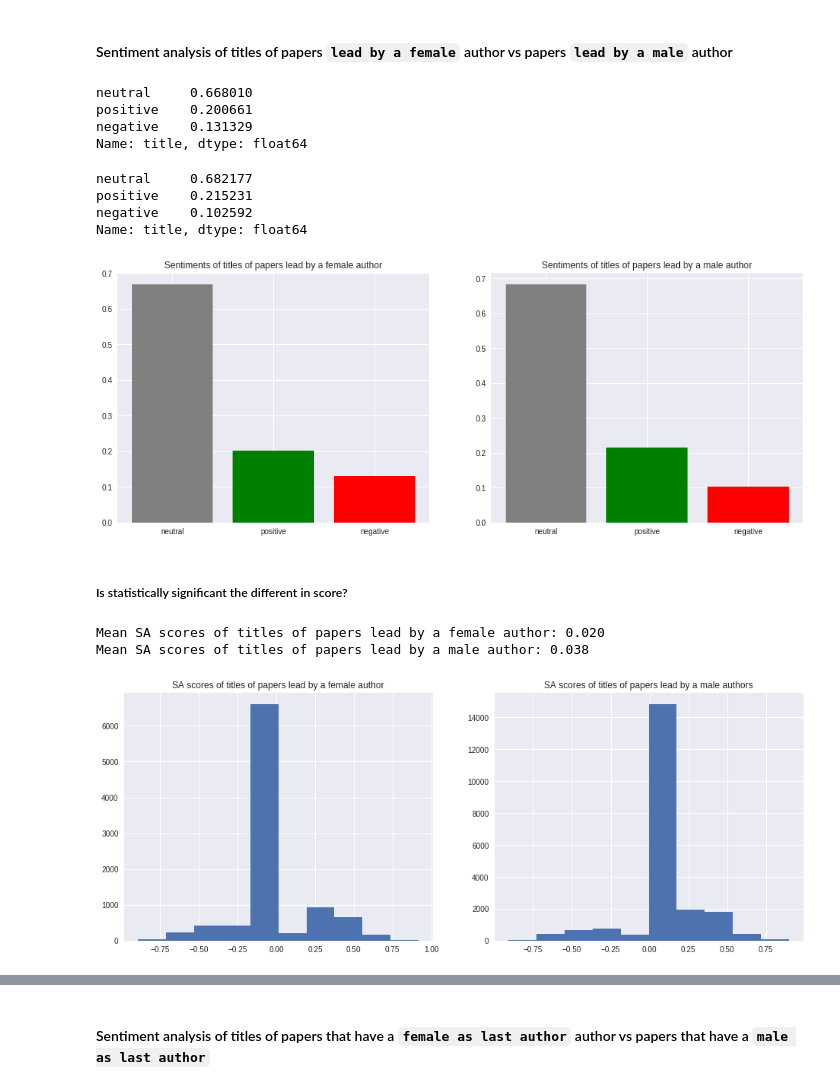
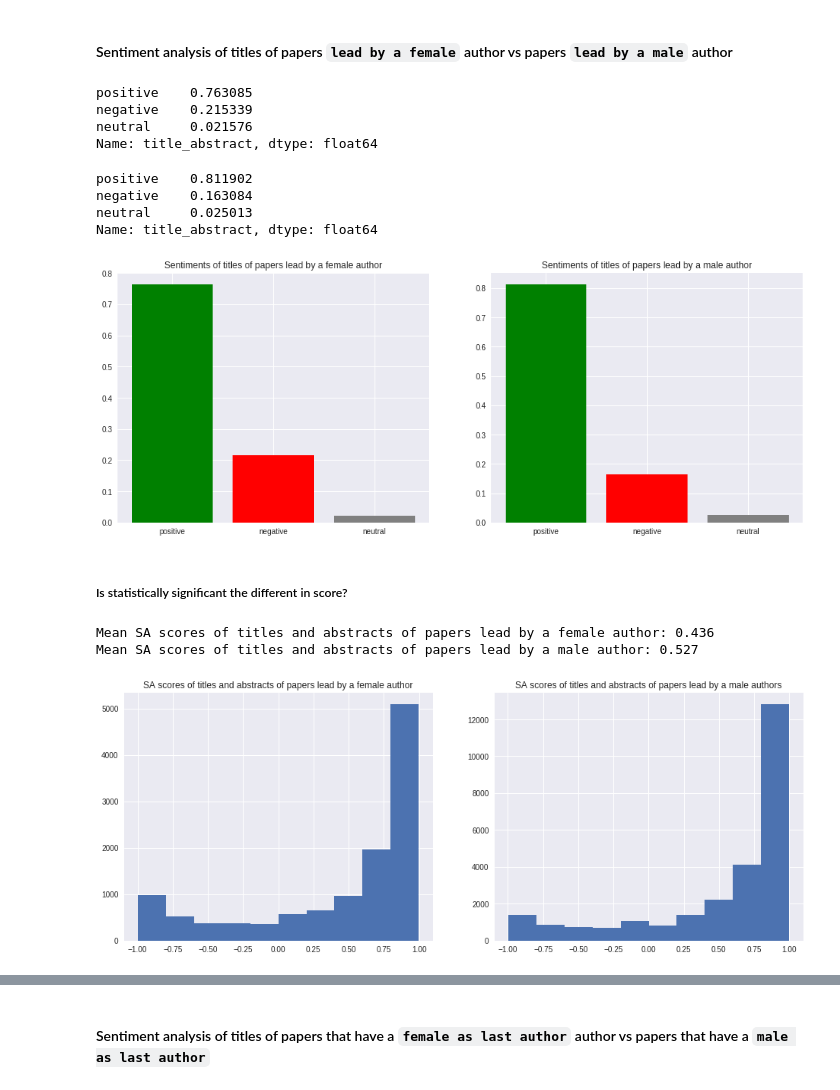
Before and after one commit to social-link-analytics-group-bsc/gender_bioinfo, a Jupyter notebook: analysis/gender_bias_analysis.ipynb, the cells around one changed output, grey strips where cells are left out. Cells and saved outputs as stored; diff of their text form; code cells hidden in the pictures.

```diff
--- a/analysis/gender_bias_analysis.ipynb
+++ b/analysis/gender_bias_analysis.ipynb
@@ -59,5 +64,5 @@ Papers with authors 36842
 # %%
-# Remove from papers authors dataset those papers without author
-papers_authors = papers_authors[~papers_authors['title'].isin(papers_without_authors)]
+# Remove from the "papers authors" dataset papers without author
+papers_authors = papers_authors[~papers_authors['id'].isin(papers_without_authors['id'])]
 papers_authors.shape[0]
 # %% [output]
@@ -1374,6 +1430,9 @@ def analyze_sentiment(title):
 def analyze_sentiment_score(title):
     score = analyzer.polarity_scores(title)
     return score['compound']
+# %%
+# Merge both title and abstract to ease the analysis
+papers['title_abstract'] = papers['title'] + ' ' + papers['abstract']
 # %% [markdown]
 #### Sentiment analysis of titles of papers with `most female` authors vs papers with `most male` authors
 # %%
@@ -1510,36 +1569,36 @@ statistics= 8869770.5, p-value= 0.0110
 #### Sentiment analysis of titles of papers `lead by a female` author vs papers `lead by a male` author
 # %%
 # compute sentiment analysis of titles
-sa_titles_lef = papers[papers['title'].isin(papers_led_female_df.index.values)]['title'].map(analyze_sentiment)
-sa_titles_lem = papers[papers['title'].isin(papers_led_male_df.index.values)]['title'].map(analyze_sentiment)
+sa_titles_lef = papers[papers['title'].isin(papers_led_female_df.index.values)]['title_abstract'].map(analyze_sentiment)
+sa_titles_lem = papers[papers['title'].isin(papers_led_male_df.index.values)]['title_abstract'].map(analyze_sentiment)
 # %%
 dist_f = sa_titles_lef.value_counts()/len(sa_titles_lef)
 dist_m = sa_titles_lem.value_counts()/len(sa_titles_lem)
 # %%
 dist_f
 # %% [output]
-neutral     0.668010
-positive    0.200661
-negative    0.131329
-Name: title, dtype: float64
+positive    0.763085
+negative    0.215339
+neutral     0.021576
+Name: title_abstract, dtype: float64
 # %%
 dist_m
 # %% [output]
-neutral     0.682177
-positive    0.215231
-negative    0.102592
-Name: title, dtype: float64
+positive    0.811902
+negative    0.163084
+neutral     0.025013
+Name: title_abstract, dtype: float64
 # %%
 fig = plt.figure(1, figsize=(16, 6))
 plt.subplot(1, 2, 1)
-plt.bar(dist_f.index, dist_f, color=['gray', 'green', 'red'])
+plt.bar(dist_f.index, dist_f, color=['green', 'red', 'gray'])
 plt.title('Sentiments of titles of papers lead by a female author')
 plt.subplot(1, 2, 2)
-plt.bar(dist_m.index, dist_m, color=['gray', 'green', 'red'])
+plt.bar(dist_m.index, dist_m, color=['green', 'red', 'gray'])
 plt.title('Sentiments of titles of papers lead by a male author')
 plt.show()
 # %% [output]
-[figure, old version]
+[figure, new version]
 # %% [markdown]
 ##### Is statistically significant the different in score?
 # %%
@@ -1549,20 +1608,20 @@ sas_title_lem = papers[papers['title'].isin(papers_led_male_df.index.values)]['t
 # %%
-print('Mean SA scores of titles of papers lead by a female author: {0:1.3f}'.format(sas_title_lef.mean()))
-print('Mean SA scores of titles of papers lead by a male author: {0:1.3f}'.format(sas_title_lem.mean()))
+print('Mean SA scores of titles and abstracts of papers lead by a female author: {0:1.3f}'.format(sas_title_lef.mean()))
+print('Mean SA scores of titles and abstracts of papers lead by a male author: {0:1.3f}'.format(sas_title_lem.mean()))
 # %% [output]
-Mean SA scores of titles of papers lead by a female author: 0.020
-Mean SA scores of titles of papers lead by a male author: 0.038
+Mean SA scores of titles and abstracts of papers lead by a female author: 0.436
+Mean SA scores of titles and abstracts of papers lead by a male author: 0.527
 # %%
 fig = plt.figure(1, figsize=(16, 6))
 plt.subplot(1, 2, 1)
 plt.hist(sas_title_lef)
-plt.title('SA scores of titles of papers lead by a female author')
+plt.title('SA scores of titles and abstracts of papers lead by a female author')
 plt.subplot(1, 2, 2)
 plt.hist(sas_title_lem)
-plt.title('SA scores of titles of papers lead by a male authors')
+plt.title('SA scores of titles and abstracts of papers lead by a male authors')
 plt.show()
 # %% [output]
-[figure, old version]
+[figure, new version]
 # %%
 stat, p = mannwhitneyu(sas_title_lef, sas_title_lem)
 print('statistics= {0:1.1f}, p-value= {1:3.4f}'.format(stat, p))
```
Also changed, not shown: parts of 156 cells of this notebook.
